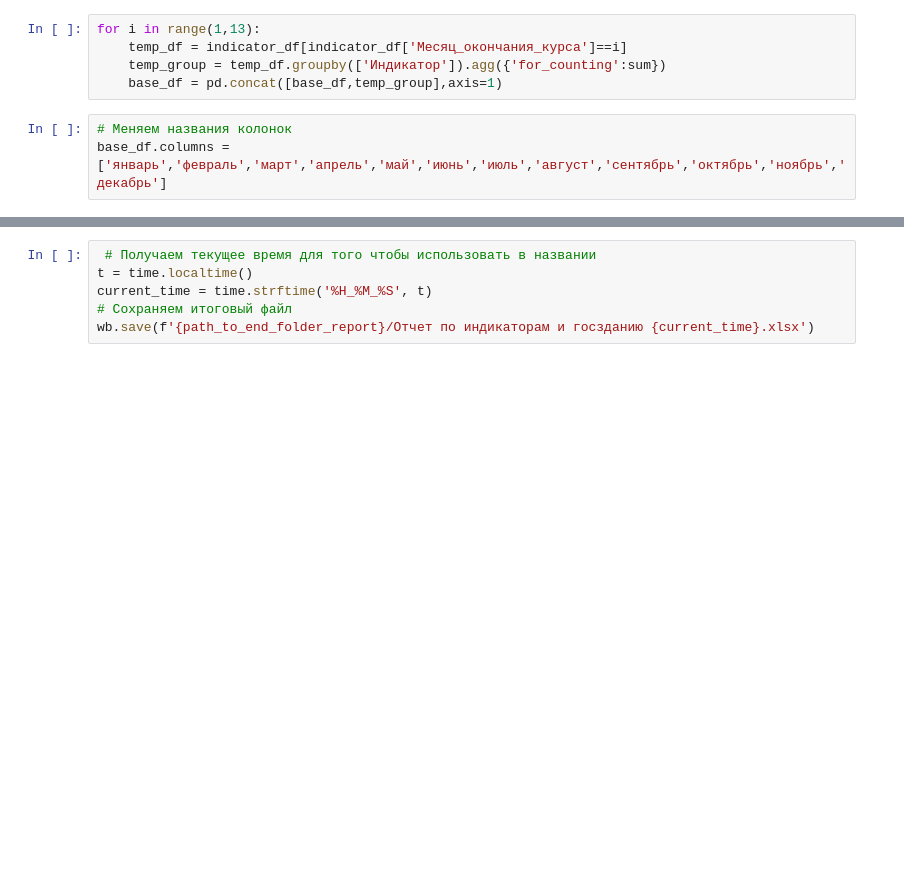
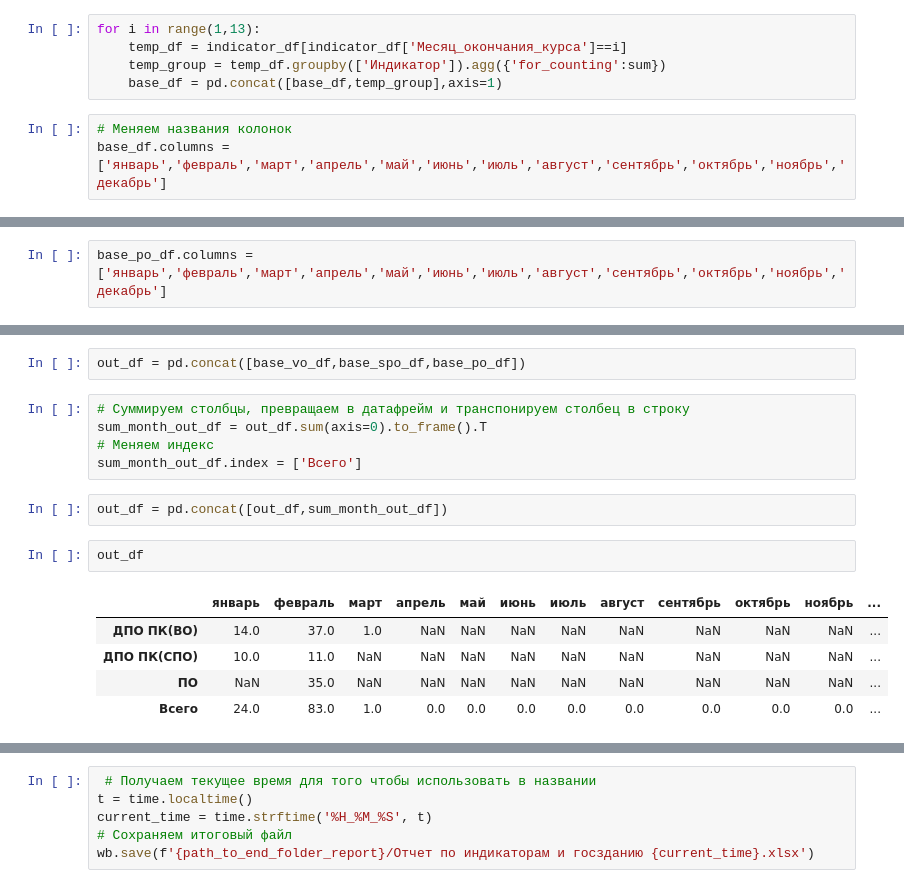
Before and after one commit to t0r1n88/Lindy, a Jupyter notebook: report_cat.ipynb, the cells around one changed output, grey strips where cells are left out. Cells and saved outputs as stored; diff of their text form; blank space fills up the shorter version.

```diff
--- a/report_cat.ipynb
+++ b/report_cat.ipynb
@@ -63,0 +149,2 @@ base_df
+# %%
+base_po_df.columns = ['январь','февраль','март','апрель','май','июнь','июль','август','сентябрь','октябрь','ноябрь','декабрь']
@@ -63,0 +156,17 @@ base_df
+# %%
+out_df = pd.concat([base_vo_df,base_spo_df,base_po_df])
+# %%
+# Суммируем столбцы, превращаем в датафрейм и транспонируем столбец в строку
+sum_month_out_df = out_df.sum(axis=0).to_frame().T
+# Меняем индекс
+sum_month_out_df.index = ['Всего']
+# %%
+out_df = pd.concat([out_df,sum_month_out_df])
+# %%
+out_df
+# %% [output]
+|  | январь | февраль | март | апрель | май | июнь | июль | август | сентябрь | октябрь | ноябрь | ... |
+| ДПО ПК(ВО) | 14.0 | 37.0 | 1.0 | NaN | NaN | NaN | NaN | NaN | NaN | NaN | NaN | ... |
+| ДПО ПК(СПО) | 10.0 | 11.0 | NaN | NaN | NaN | NaN | NaN | NaN | NaN | NaN | NaN | ... |
+| ПО | NaN | 35.0 | NaN | NaN | NaN | NaN | NaN | NaN | NaN | NaN | NaN | ... |
+| Всего | 24.0 | 83.0 | 1.0 | 0.0 | 0.0 | 0.0 | 0.0 | 0.0 | 0.0 | 0.0 | 0.0 | ... |
```
Also changed, not shown: parts of 22 cells of this notebook.
